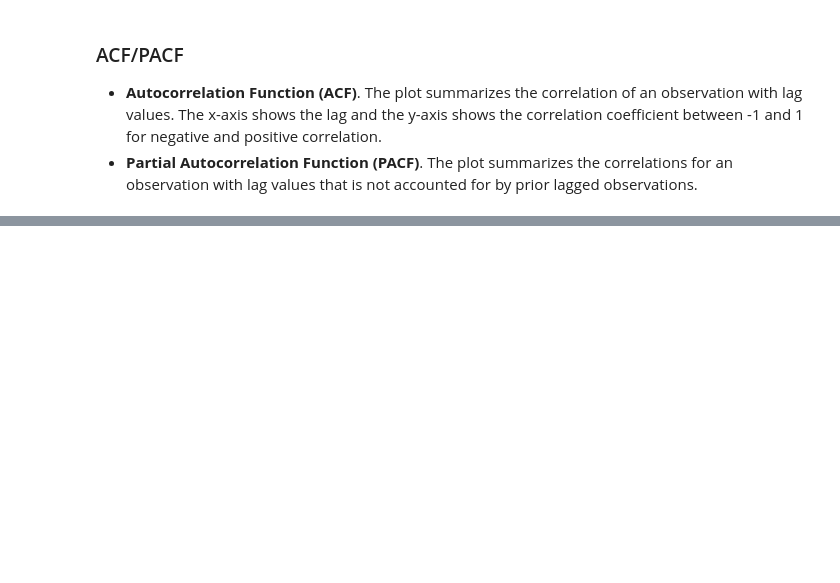
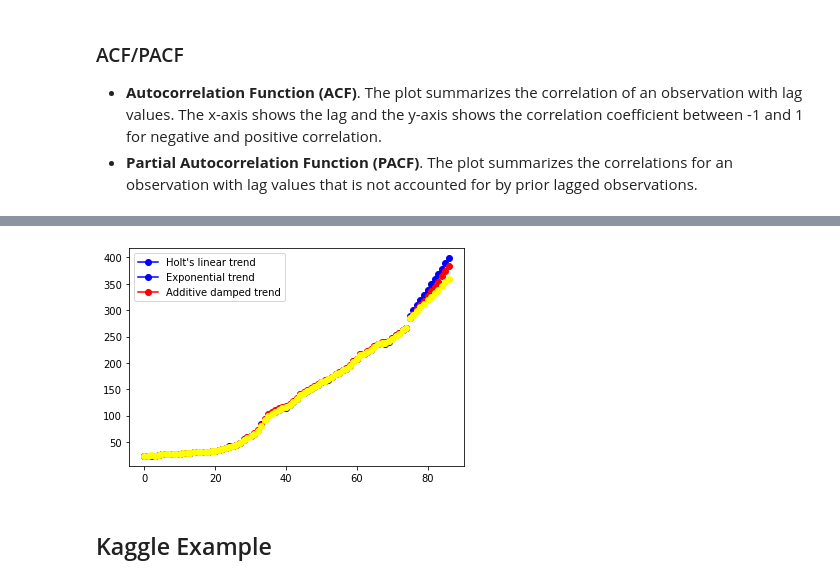
Before and after one commit to techthumb1/bls_project, a Jupyter notebook: notebooks/grid-search-double-exp-smooth.ipynb, the cells around one changed output, grey strips where cells are left out. Cells and saved outputs as stored; diff of their text form; code cells hidden in the pictures; blank space fills up the shorter version.

```diff
--- a/notebooks/grid-search-double-exp-smooth.ipynb
+++ b/notebooks/grid-search-double-exp-smooth.ipynb
@@ -357,0 +156,24 @@ AttributeError: Can't get attribute 'score_model' on <module '__main__' (built-i
+# %%
+fit1 = Holt(cpi_u['Jan']).fit(smoothing_level=0.9, smoothing_slope=0.4, optimized=False)
+fcast1 = fit1.forecast(12).rename("Holt's linear trend")
+
+fit2 = Holt(cpi_u['Jan'], exponential=True).fit(smoothing_level=0.8, smoothing_slope=0.2, optimized=False)
+fcast2 = fit2.forecast(12).rename("Exponential trend")
+#
+fit3 = Holt(cpi_u['Jan'], damped=True).fit(smoothing_level=0.8, smoothing_slope=0.2)
+fcast3 = fit3.forecast(12).rename("Additive damped trend")
+#
+#
+fit1.fittedvalues.plot(marker="o", color='blue')
+fcast1.plot(color='blue', marker="o", legend=True)
+fit2.fittedvalues.plot(marker="o", color='red')
+fcast2.plot(color='red', marker="o", legend=True)
+fit3.fittedvalues.plot(marker="o", color='yellow')
+fcast3.plot(color='yellow', marker="o", legend=True)
+
+plt.show()
+# %% [output]
+[figure, added]
+# %% [markdown]
+
+## Kaggle Example
```
Also changed, not shown: parts of 55 cells of this notebook, 1 other file.
